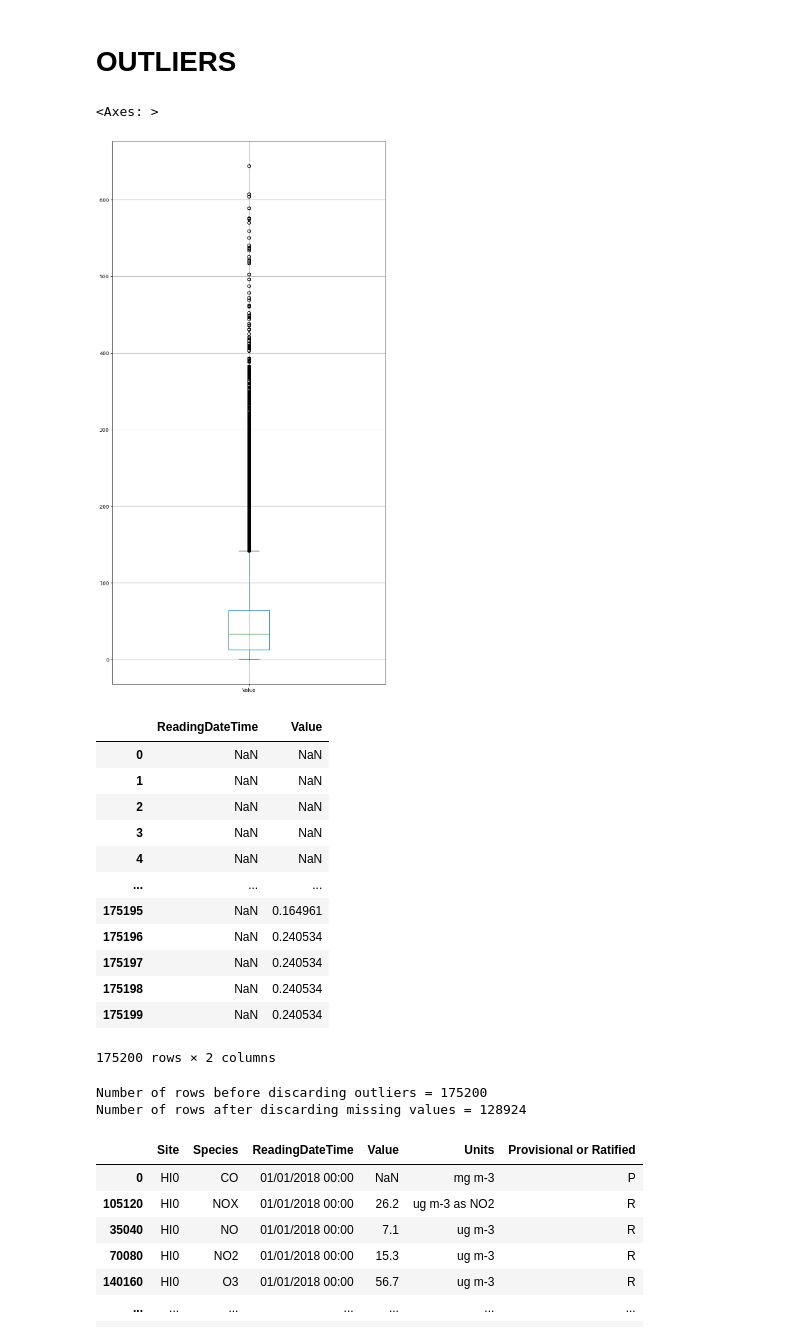
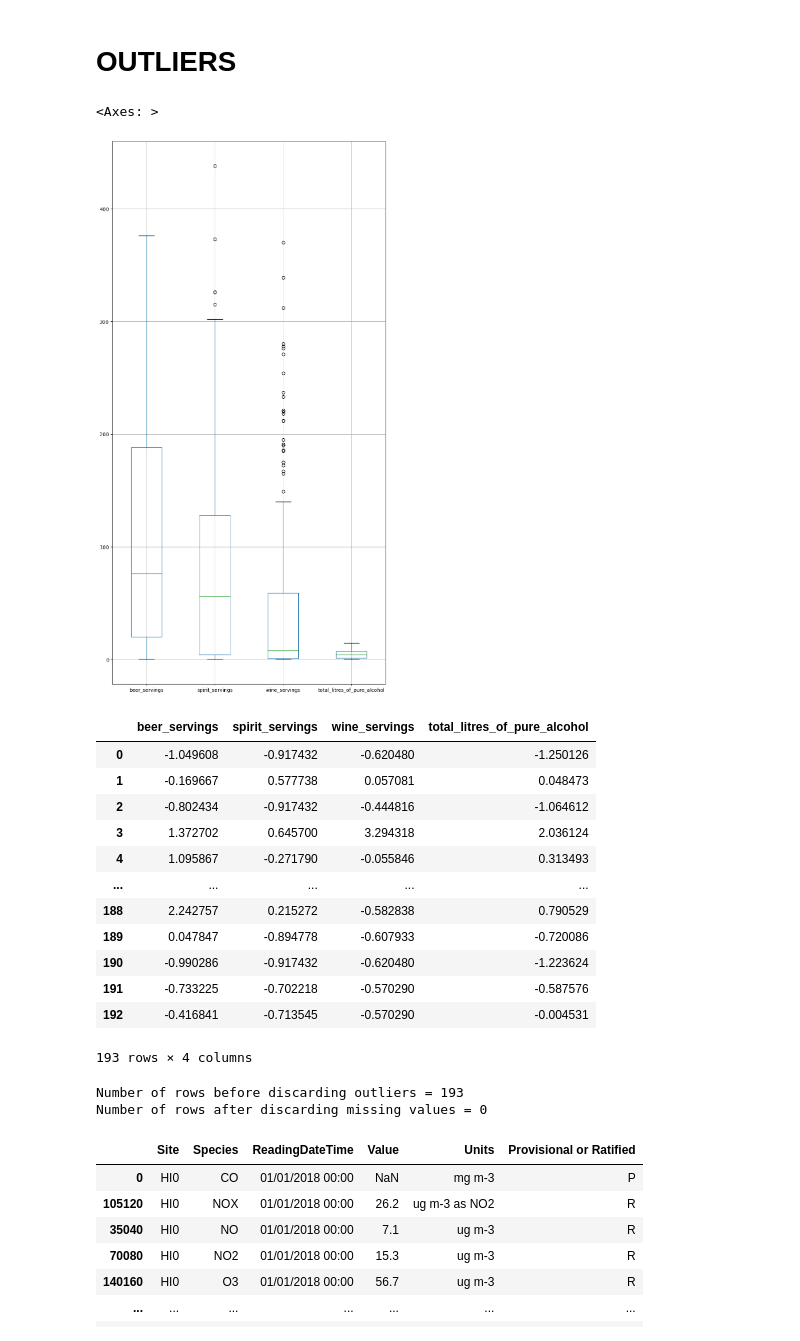
Before and after one commit to OtaSteven/CSC177_Proj, a Jupyter notebook: data_process/air_drink_dataPreprocessing.ipynb, the cells around one changed output. Saved outputs shown, nothing was run; the diff lists cells and outputs as text; code cells hidden in the pictures.

Commit message:
Change the file to display the boxplot in the outlier section from the air data set to the drink data set

```diff
--- a/data_process/air_drink_dataPreprocessing.ipynb
+++ b/data_process/air_drink_dataPreprocessing.ipynb
@@ -93,37 +93,36 @@ Number of rows after discarding missing values = 131724
 # OUTLIERS
 # %%
 %matplotlib inline
-
-data2 = air_Data.drop(['Site', 'Species', 'Units', 'Provisional or Ratified'],axis=1)
-data2['Value'] = pd.to_numeric(data2['Value'])
+data2 = drink_Data.drop(['country', 'continent', 'encoded_country'],axis=1)
+data2['total_litres_of_pure_alcohol'] = pd.to_numeric(data2['total_litres_of_pure_alcohol'])
 data2.boxplot(figsize=(10,20))
 # %% [output]
 <Axes: >
-[figure, old version]
+[figure, new version]
 # %%
 Z = (data2-data2.mean())/data2.std()
 Z
 # %% [output]
-|  | ReadingDateTime | Value |
-| 0 | NaN | NaN |
-| 1 | NaN | NaN |
-| 2 | NaN | NaN |
-| 3 | NaN | NaN |
-| 4 | NaN | NaN |
-| ... | ... | ... |
-| 175195 | NaN | 0.164961 |
-| 175196 | NaN | 0.240534 |
-| 175197 | NaN | 0.240534 |
-| 175198 | NaN | 0.240534 |
-| 175199 | NaN | 0.240534 |
+|  | beer_servings | spirit_servings | wine_servings | total_litres_of_pure_alcohol |
+| 0 | -1.049608 | -0.917432 | -0.620480 | -1.250126 |
+| 1 | -0.169667 | 0.577738 | 0.057081 | 0.048473 |
+| 2 | -0.802434 | -0.917432 | -0.444816 | -1.064612 |
+| 3 | 1.372702 | 0.645700 | 3.294318 | 2.036124 |
+| 4 | 1.095867 | -0.271790 | -0.055846 | 0.313493 |
+| ... | ... | ... | ... | ... |
+| 188 | 2.242757 | 0.215272 | -0.582838 | 0.790529 |
+| 189 | 0.047847 | -0.894778 | -0.607933 | -0.720086 |
+| 190 | -0.990286 | -0.917432 | -0.620480 | -1.223624 |
+| 191 | -0.733225 | -0.702218 | -0.570290 | -0.587576 |
+| 192 | -0.416841 | -0.713545 | -0.570290 | -0.004531 |
-175200 rows × 2 columns
+193 rows × 4 columns
 # %%
 print('Number of rows before discarding outliers = %d' % (Z.shape[0]))
-Z2 = Z.loc[((Z > -3).sum(axis=1)==1) & ((Z <= 3).sum(axis=1)==1)]
+Z2 = Z.loc[((Z > -3).sum(axis=1)==9) & ((Z <= 3).sum(axis=1)==9)]
 print('Number of rows after discarding missing values = %d' % (Z2.shape[0]))
 # %% [output]
-Number of rows before discarding outliers = 175200
-Number of rows after discarding missing values = 128924
+Number of rows before discarding outliers = 193
+Number of rows after discarding missing values = 0
 # %%
 # SORTING BY DATE/TIME
 air_Data = air_Data.sort_values(by='ReadingDateTime',ascending=True)
```
Also changed, not shown: parts of 3 cells of this notebook, 1 other file.
